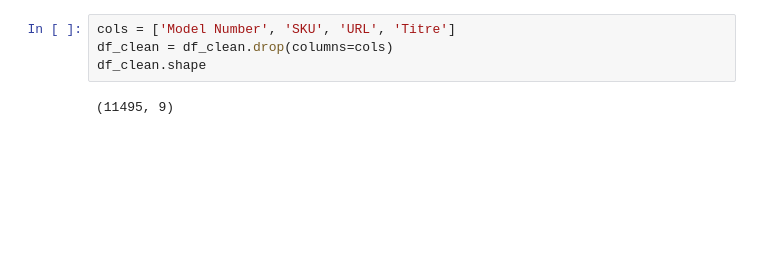
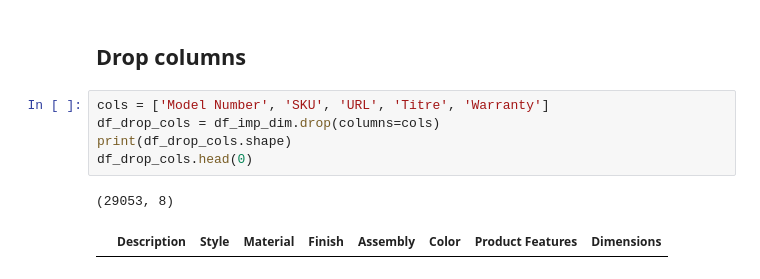
Before and after one commit to abdelhaqelamraoui/pfe_product_description_generation, a Jupyter notebook: data_clening.ipynb, the cells around one changed output. Drawn from its saved outputs; the diff is of its cells as text; blank space fills up the shorter version.

```diff
--- a/data_clening.ipynb
+++ b/data_clening.ipynb
@@ -42,6 +236,10 @@ df_clean.head(1)
+# %% [markdown]
+## Drop columns
 # %%
-cols = ['Model Number', 'SKU', 'URL', 'Titre']
-df_clean = df_clean.drop(columns=cols)
-df_clean.shape
+cols = ['Model Number', 'SKU', 'URL', 'Titre', 'Warranty']
+df_drop_cols = df_imp_dim.drop(columns=cols)
+print(df_drop_cols.shape)
+df_drop_cols.head(0)
 # %% [output]
-(11495, 9)
+(29053, 8)
+|  | Description | Style | Material | Finish | Assembly | Color | Product Features | Dimensions |
```
Also changed, not shown: parts of 33 cells of this notebook, 7 other files.
